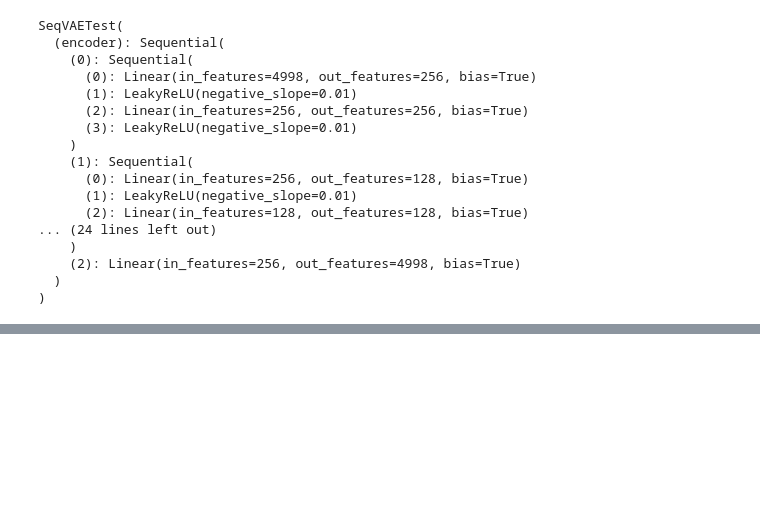
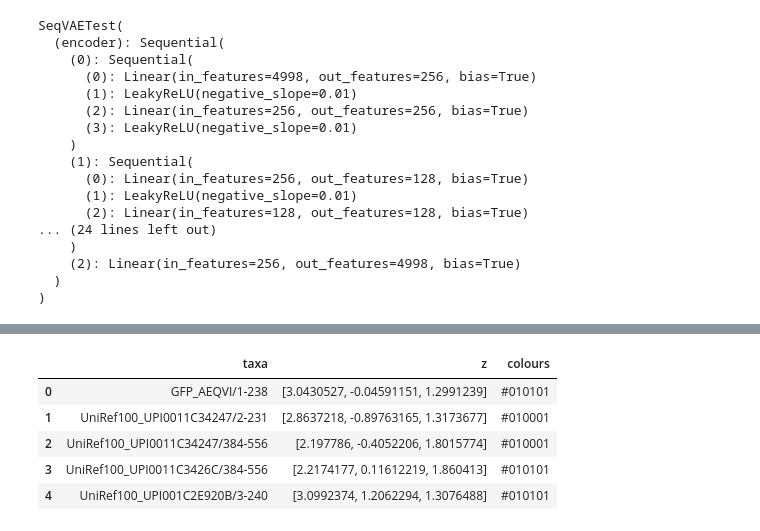
Before and after one commit to SebPorras/MAP_VAE, a Jupyter notebook: notebooks/correlations.ipynb, the cells around one changed output, grey strips where cells are left out. Saved outputs shown, nothing was run; the diff lists cells and outputs as text; code cells hidden in the pictures; blank space fills up the shorter version.

```diff
--- a/notebooks/correlations.ipynb
+++ b/notebooks/correlations.ipynb
@@ -234,0 +248,9 @@ recons[:5]
+# %%
+
+def rgb_to_hex(rgb):
+    """Return color as #rrggbb for the given color values."""
+    rounded_rgb = tuple(int(round(x)) for x in rgb)
+    return '#%02X%02X%02X' % rounded_rgb
+
+colours = [rgb_to_hex(i) for i in rgb]
+id_to_z['colours'] = colours
@@ -234,0 +259,9 @@ recons[:5]
+# %%
+id_to_z.head()
+# %% [output]
+|  | taxa | z | colours |
+| 0 | GFP_AEQVI/1-238 | [3.0430527, -0.04591151, 1.2991239] | #010101 |
+| 1 | UniRef100_UPI0011C34247/2-231 | [2.8637218, -0.89763165, 1.3173677] | #010001 |
+| 2 | UniRef100_UPI0011C34247/384-556 | [2.197786, -0.4052206, 1.8015774] | #010001 |
+| 3 | UniRef100_UPI0011C3426C/384-556 | [2.2174177, 0.11612219, 1.860413] | #010101 |
+| 4 | UniRef100_UPI001C2E920B/3-240 | [3.0992374, 1.2062294, 1.3076488] | #010101 |
```
Also changed, not shown: parts of 12 cells of this notebook, 3 other files.
